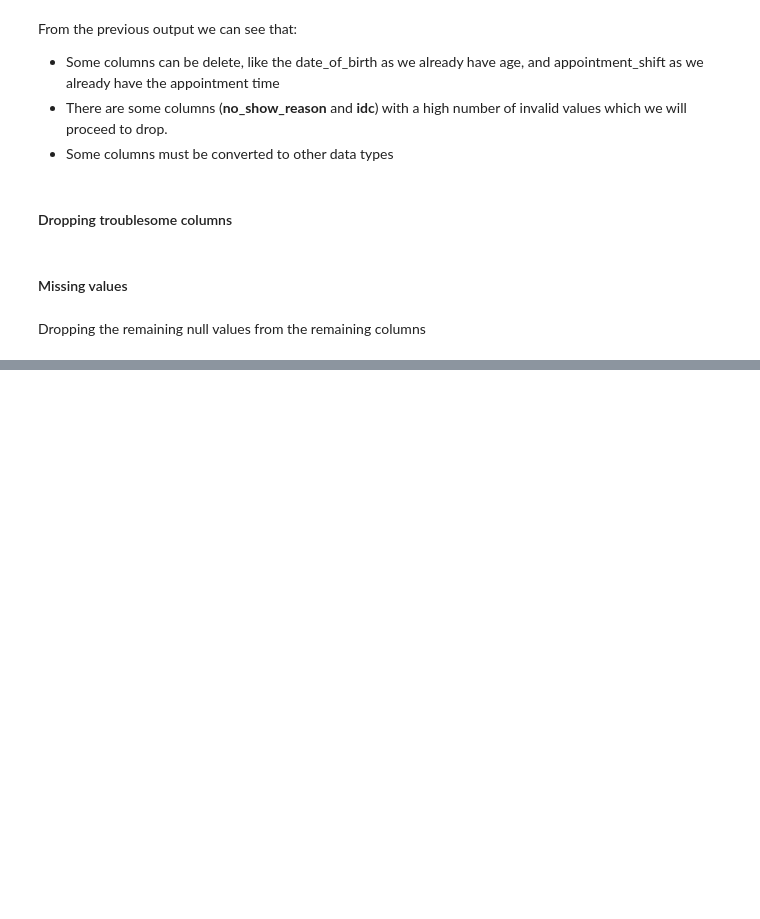
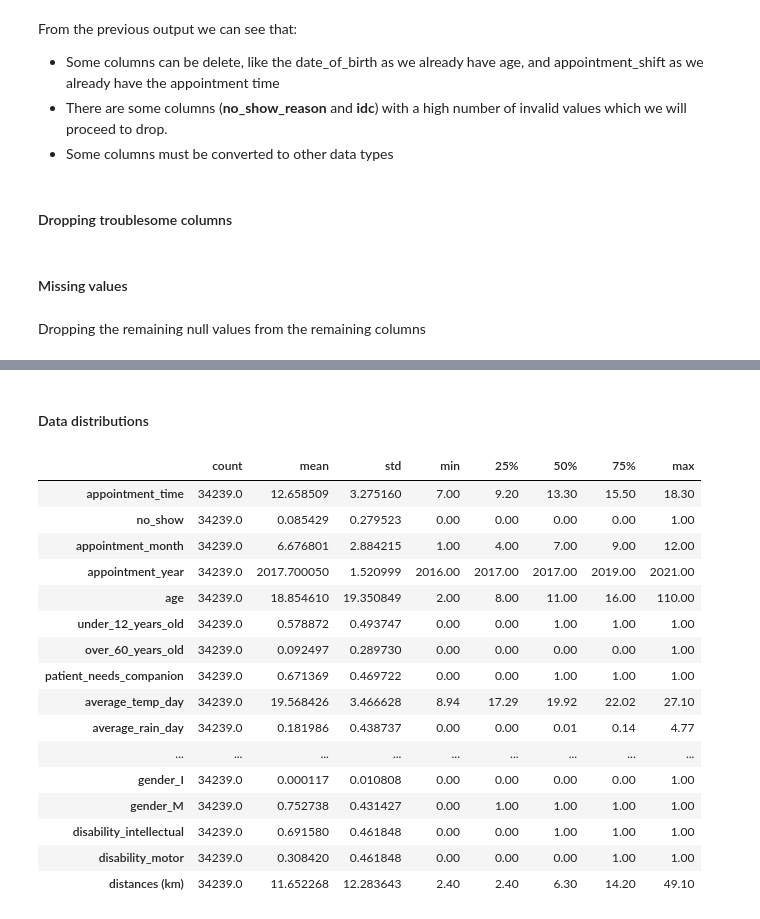
Before and after one commit to joanarr13/Capstone, a Jupyter notebook: No_show_prediction/no-show.ipynb, the cells around one changed output, grey strips where cells are left out. Drawn from its saved outputs; the diff is of its cells as text; code cells hidden in the pictures; blank space fills up the shorter version.

```diff
--- a/No_show_prediction/no-show.ipynb
+++ b/No_show_prediction/no-show.ipynb
@@ -298,6 +190,3 @@ data['heat_intensity'] = data['heat_intensity'].map(temperature_mapping)
 # %%
 rainfall_mapping = {'no_rain': 0, 'weak': 1, 'moderate': 2, 'heavy': 3}
 data['rain_intensity'] = data['rain_intensity'].map(rainfall_mapping)
-# %%
-gender_mapping = {'M': 0, 'F': 1}
-data['gender'] = data['gender'].map(gender_mapping)
@@ -308,0 +259,22 @@ data.drop('no_show', axis = 1, inplace = True)
+# %% [markdown]
+#### Data distributions
+# %%
+data.describe().T.head(30)
+# %% [output]
+|  | count | mean | std | min | 25% | 50% | 75% | max |
+| appointment_time | 34239.0 | 12.658509 | 3.275160 | 7.00 | 9.20 | 13.30 | 15.50 | 18.30 |
+| no_show | 34239.0 | 0.085429 | 0.279523 | 0.00 | 0.00 | 0.00 | 0.00 | 1.00 |
+| appointment_month | 34239.0 | 6.676801 | 2.884215 | 1.00 | 4.00 | 7.00 | 9.00 | 12.00 |
+| appointment_year | 34239.0 | 2017.700050 | 1.520999 | 2016.00 | 2017.00 | 2017.00 | 2019.00 | 2021.00 |
+| age | 34239.0 | 18.854610 | 19.350849 | 2.00 | 8.00 | 11.00 | 16.00 | 110.00 |
+| under_12_years_old | 34239.0 | 0.578872 | 0.493747 | 0.00 | 0.00 | 1.00 | 1.00 | 1.00 |
+| over_60_years_old | 34239.0 | 0.092497 | 0.289730 | 0.00 | 0.00 | 0.00 | 0.00 | 1.00 |
+| patient_needs_companion | 34239.0 | 0.671369 | 0.469722 | 0.00 | 0.00 | 1.00 | 1.00 | 1.00 |
+| average_temp_day | 34239.0 | 19.568426 | 3.466628 | 8.94 | 17.29 | 19.92 | 22.02 | 27.10 |
+| average_rain_day | 34239.0 | 0.181986 | 0.438737 | 0.00 | 0.00 | 0.01 | 0.14 | 4.77 |
+| ... | ... | ... | ... | ... | ... | ... | ... | ... |
+| gender_I | 34239.0 | 0.000117 | 0.010808 | 0.00 | 0.00 | 0.00 | 0.00 | 1.00 |
+| gender_M | 34239.0 | 0.752738 | 0.431427 | 0.00 | 1.00 | 1.00 | 1.00 | 1.00 |
+| disability_intellectual | 34239.0 | 0.691580 | 0.461848 | 0.00 | 0.00 | 1.00 | 1.00 | 1.00 |
+| disability_motor | 34239.0 | 0.308420 | 0.461848 | 0.00 | 0.00 | 0.00 | 1.00 | 1.00 |
+| distances (km) | 34239.0 | 11.652268 | 12.283643 | 2.40 | 2.40 | 6.30 | 14.20 | 49.10 |
```
Also changed, not shown: parts of 55 cells of this notebook.
